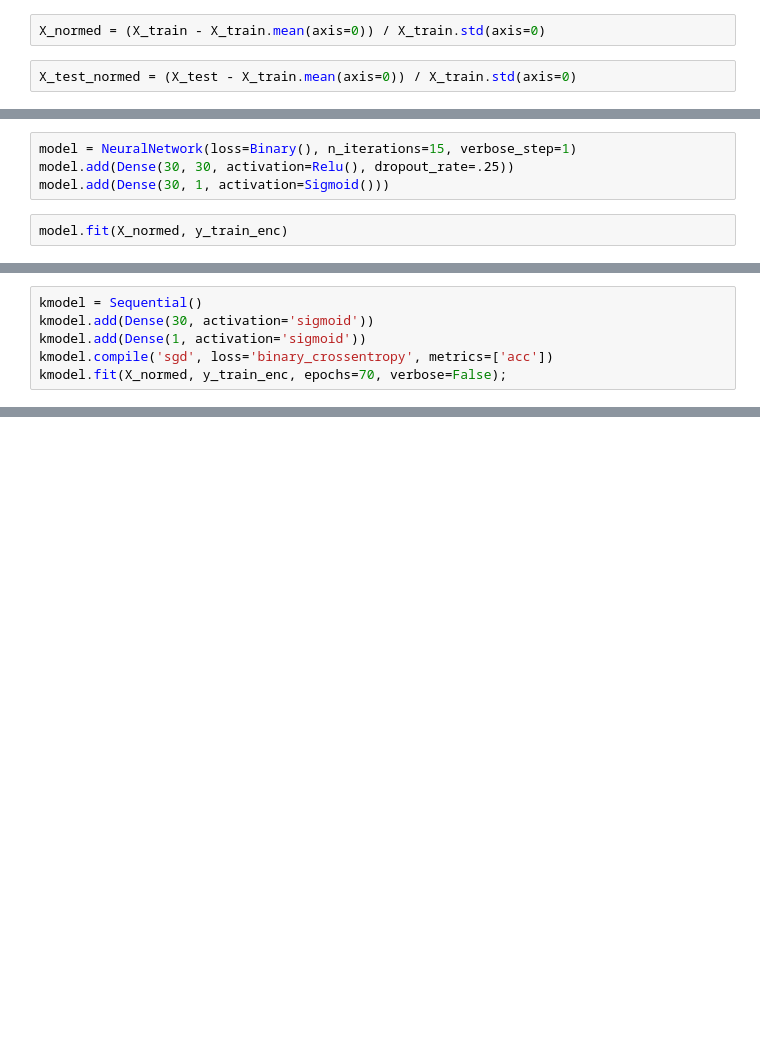
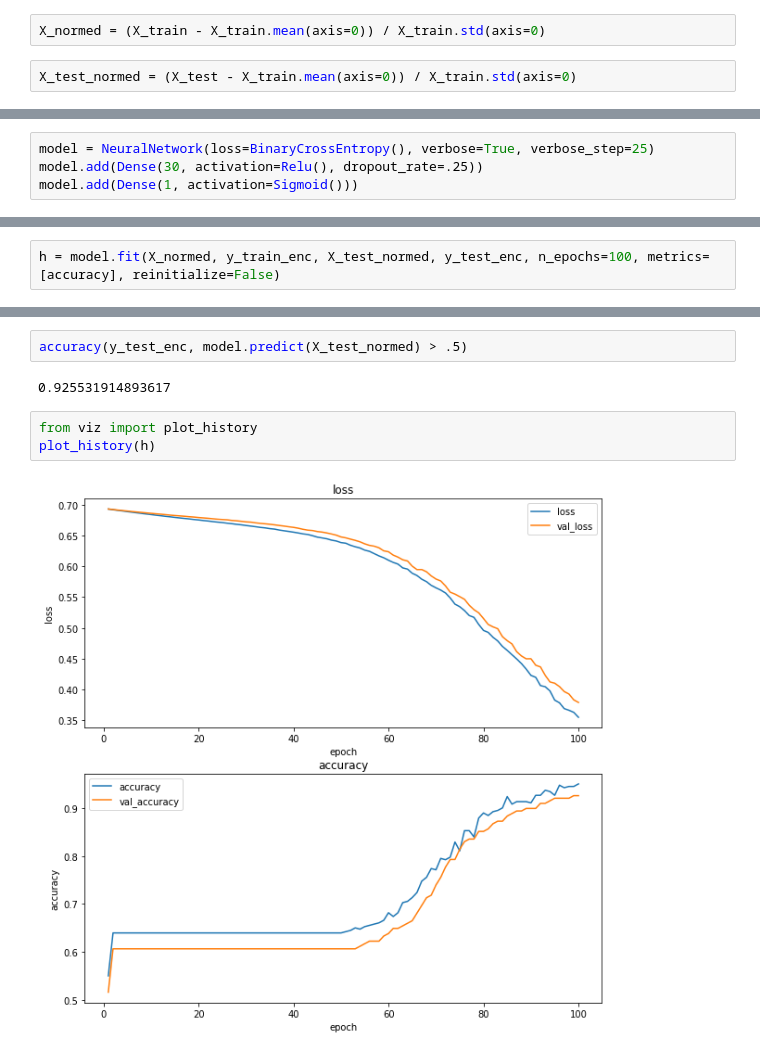
Before and after one commit to ptyshevs/multilayer_perceptron, a Jupyter notebook: eval_nn.ipynb, the cells around one changed output, grey strips where cells are left out. Saved outputs shown, nothing was run; the diff lists cells and outputs as text; blank space fills up the shorter version.

Commit message:
Revert metric to be function again, rewrote history and add vizualization

```diff
--- a/eval_nn.ipynb
+++ b/eval_nn.ipynb
@@ -34,6 +34,4 @@ accuracy(y_test_enc, model.predict(X_test_normed) > .5)
 # %%
-model = NeuralNetwork(loss=Binary(), n_iterations=15, verbose_step=1)
-model.add(Dense(30, 30, activation=Relu(), dropout_rate=.25))
-model.add(Dense(30, 1, activation=Sigmoid()))
+model = NeuralNetwork(loss=BinaryCrossEntropy(), verbose=True, verbose_step=25)
+model.add(Dense(30, activation=Relu(), dropout_rate=.25))
+model.add(Dense(1, activation=Sigmoid()))
-# %%
-model.fit(X_normed, y_train_enc)
@@ -62,6 +37,0 @@ Using TensorFlow backend.
-# %%
-kmodel = Sequential()
-kmodel.add(Dense(30, activation='sigmoid'))
-kmodel.add(Dense(1, activation='sigmoid'))
-kmodel.compile('sgd', loss='binary_crossentropy', metrics=['acc'])
-kmodel.fit(X_normed, y_train_enc, epochs=70, verbose=False);
@@ -91,0 +38,2 @@ accuracy(y_test_enc, y_test_pred)
+# %%
+h = model.fit(X_normed, y_train_enc, X_test_normed, y_test_enc, n_epochs=100, metrics=[accuracy], reinitialize=False)
@@ -91,0 +45,9 @@ accuracy(y_test_enc, y_test_pred)
+# %%
+accuracy(y_test_enc, model.predict(X_test_normed) > .5)
+# %% [output]
+0.925531914893617
+# %%
+from viz import plot_history
+plot_history(h)
+# %% [output]
+[figure, added]
```
Also changed, not shown: parts of 11 cells of this notebook, 4 other files.
